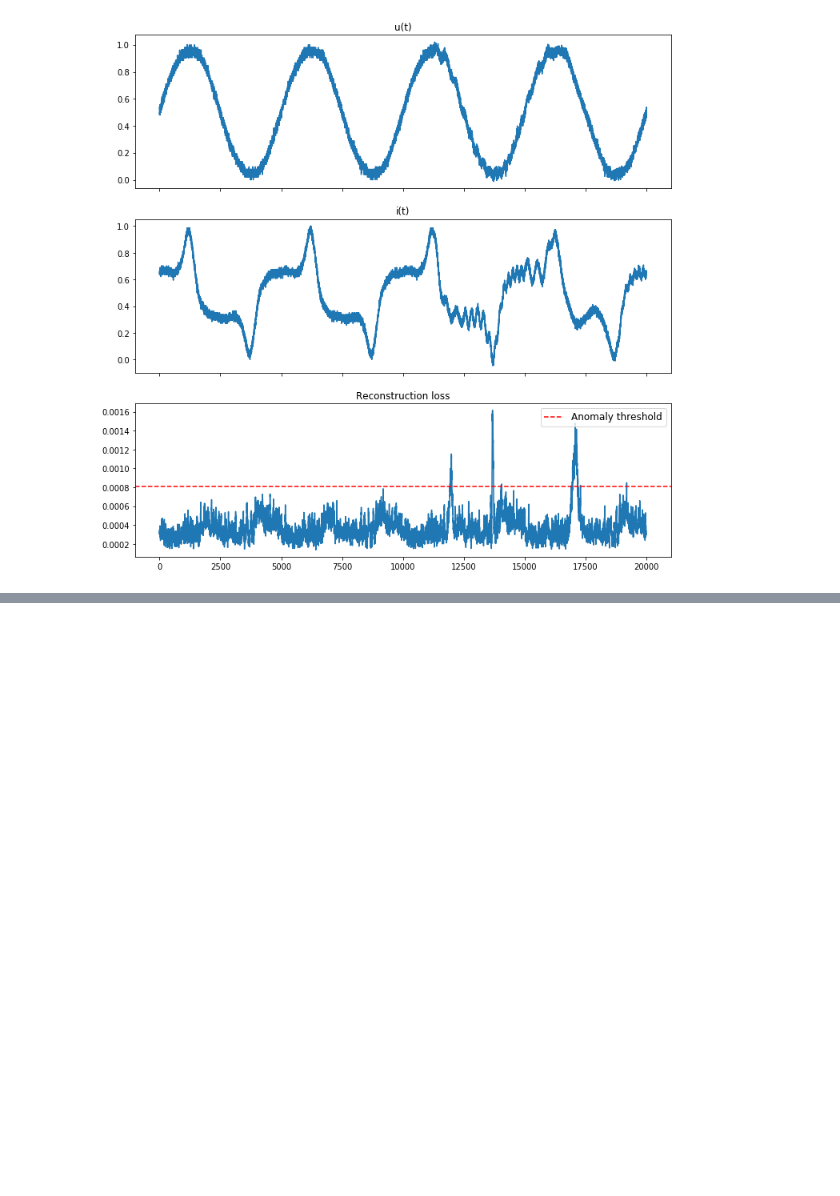
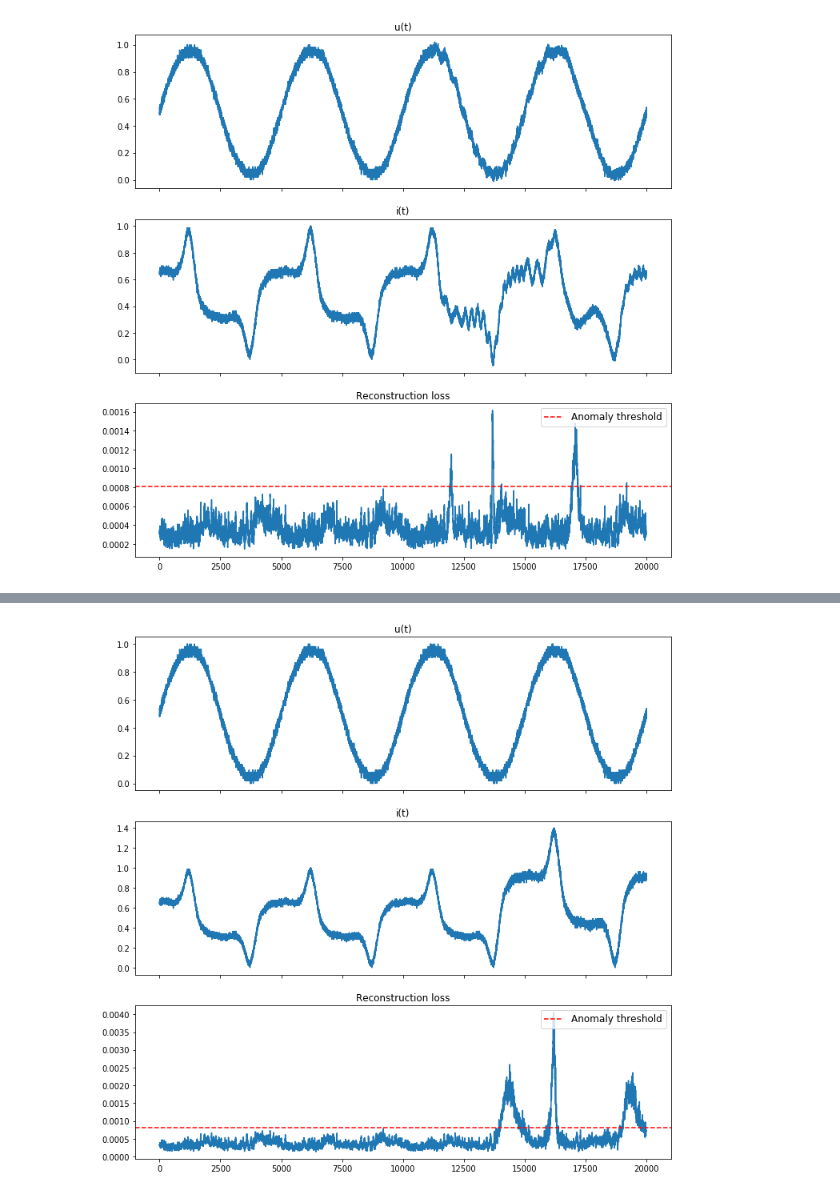
Before and after one commit to r-zareba/praca_inzynierska, a Jupyter notebook: praca_inzynierka.ipynb, the cells around one changed output, grey strips where cells are left out. Cells and saved outputs as stored; diff of their text form; code cells hidden in the pictures; blank space fills up the shorter version.

```diff
--- a/praca_inzynierka.ipynb
+++ b/praca_inzynierka.ipynb
@@ -309,3 +309,55 @@ plt.show()
+# %%
+""" Testing on corrupted data """
+voltage = np.copy(df.loc[:, 'u'].values.reshape(-1, 1))
+current = np.copy(df.loc[:, 'i'].values.reshape(-1, 1))
+
+parts = 8
+n_samples_part = int(voltage.shape[0] / parts)
+
+n_harmonics = list(range(8))
+
+u_list = [voltage]
+i_list = [current]
+for i in range(parts):
+    part = i * n_samples_part
+    u_signal = np.copy(voltage[part: part + n_samples_part])
+    i_signal = np.copy(current[part: part + n_samples_part])
+
+    if i > 2:
+        drop_perc = 1.4
+        i_signal *= drop_perc
+
+    u_list.append(u_signal)
+    i_list.append(i_signal)
+
+
+voltage = np.concatenate(u_list)
+current = np.concatenate(i_list)
+x_real = np.concatenate((current, voltage), axis=1)
+
+Xs = []
+ys = []
+for i in range(len(x_real) - n_timestamps):
+    Xs.append(x_real[i:i+n_timestamps])
+
+x_real = np.array(Xs)
+real_loss = model.calculate_reconstruction_loss(x_real)
+#
+fig, (ax1, ax2, ax3) = plt.subplots(3, sharex=True, figsize=(12, 12))
+ax1.plot(voltage)
+ax1.set_title('u(t)')
+
+ax2.plot(current)
+ax2.set_title('i(t)')
+
+ax3.plot(real_loss)
+ax3.set_title('Reconstruction loss')
+ax3.axhline(y=anomaly_threshold, label='Anomaly threshold', c='r', linestyle='--')
+ax3.legend(loc='upper right', prop={'size': 12})
+
+plt.show()
+# %% [output]
+[figure, added]
 # %%
 """ Testing on corrupted data """
 voltage = np.copy(df.loc[:, 'u'].values.reshape(-1, 1))
```
Also changed, not shown: parts of 2 cells of this notebook, 8 other files.
